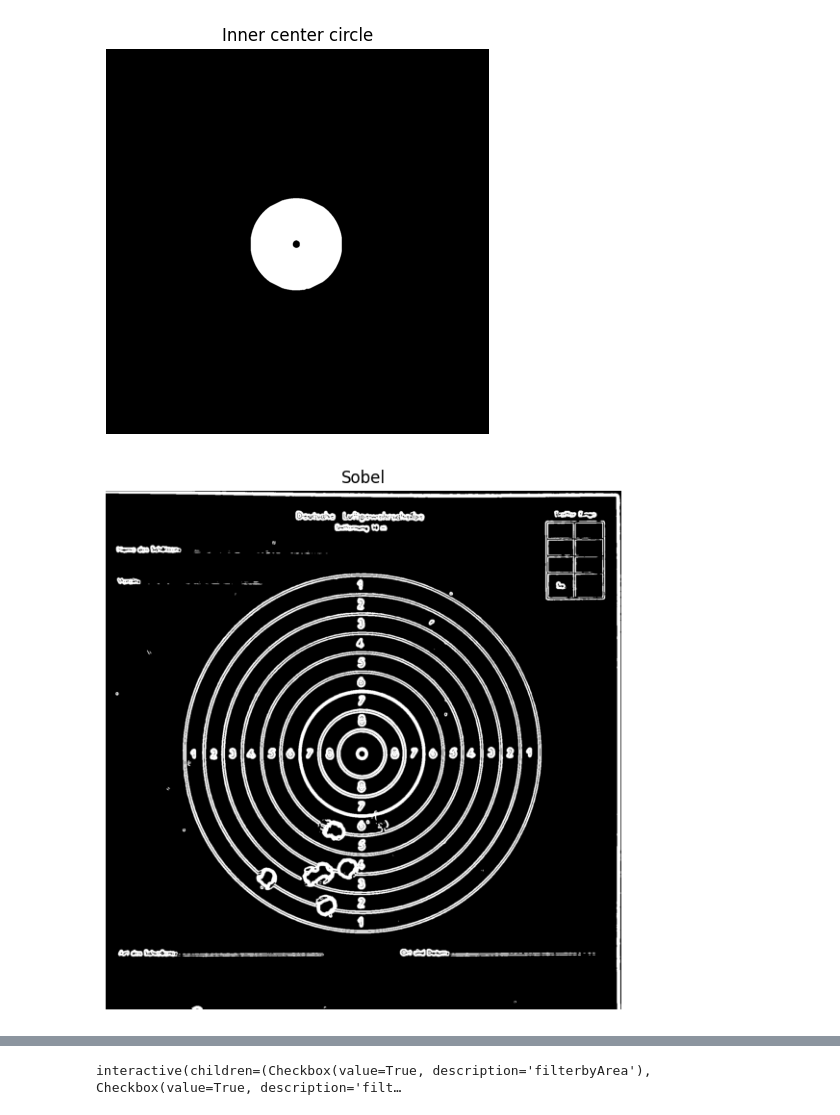
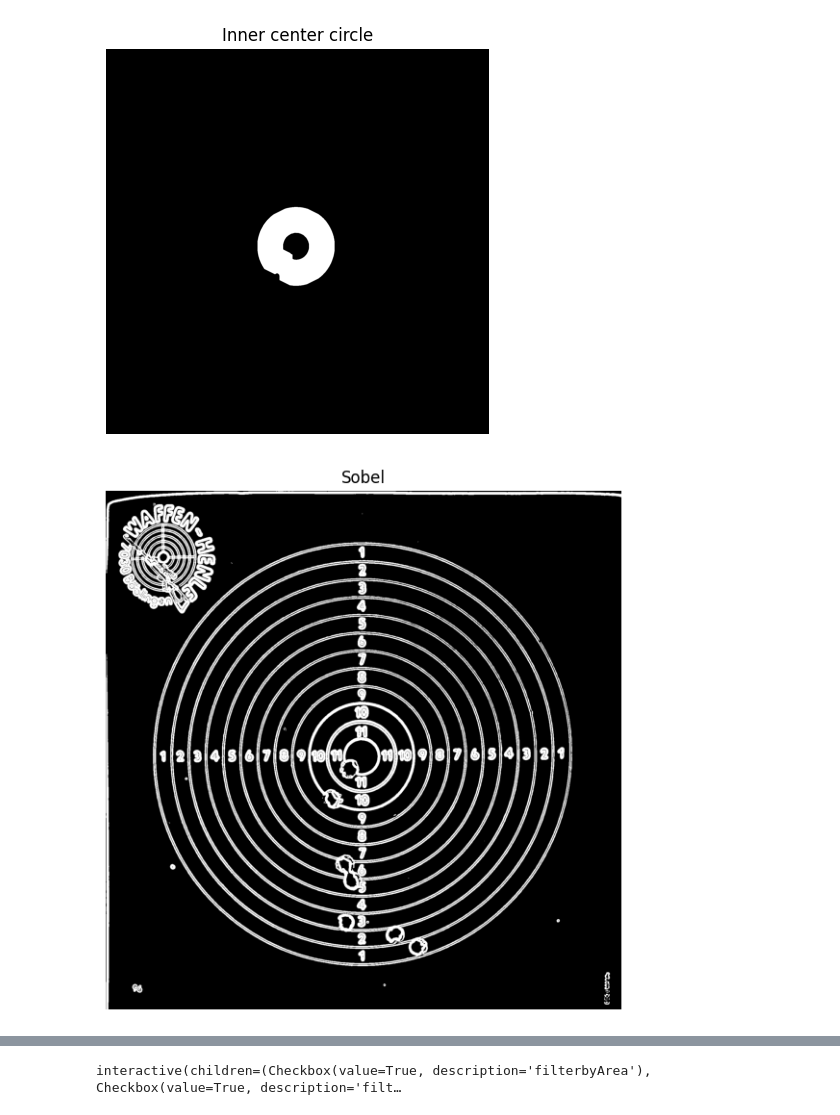
Before and after one commit to NiclasEgeler/AirgunTarget, a Jupyter notebook: tryBlobDetection.ipynb, the cells around one changed output, grey strips where cells are left out. Drawn from its saved outputs; the diff is of its cells as text; code cells hidden in the pictures.

```diff
--- a/tryBlobDetection.ipynb
+++ b/tryBlobDetection.ipynb
@@ -26,24 +26,24 @@ def show_image(img, cmap=None, name=None, size=None):
         plt.title(name)
     plt.show()
 # %%
-image = io.imread(f'resources/aligned/shot_8.jpg')
+image = io.imread(f'resources/aligned/shot_1.jpg')
 gray_image = cv2.cvtColor(image, cv2.COLOR_RGB2GRAY)
 res = gray_image.copy()
 border_width=50
 res[:border_width, :] = 255
 res[-border_width:, :] = 255
 res[:, :border_width] = 255
 res[:, -border_width:] = 255
 kernel = cv2.getStructuringElement(cv2.MORPH_ELLIPSE, (5, 5))
 cv2.morphologyEx(res, cv2.MORPH_OPEN, kernel, res, iterations=3)
 cv2.morphologyEx(res, cv2.MORPH_CLOSE, kernel, res, iterations=25)
 threshold = 80
 res[res < threshold] = 0
 res[res >= threshold] = 255
 res = cv2.bitwise_not(res)
 show_image(res, cmap="gray", size=(5,5), name="Inner center circle")
 # %% [output]
-[figure, old version]
+[figure, new version]
 # %%
 gray_image_blur = cv2.GaussianBlur(gray_image, (15,15), 0)
 sobelx = cv2.Sobel(gray_image_blur, cv2.CV_64F, 1, 0, ksize=3)
@@ -58,7 +58,7 @@ sobel[sobel >= threshold] = 255
 
 show_image(sobel, cmap="gray", size=(7,7), name="Sobel")
 # %% [output]
-[figure, old version]
+[figure, new version]
 # %%
 contours, _ = cv2.findContours(res, cv2.RETR_TREE, cv2.CHAIN_APPROX_SIMPLE)
 biggest_cntr = None
```
Also changed, not shown: parts of 5 cells of this notebook.
